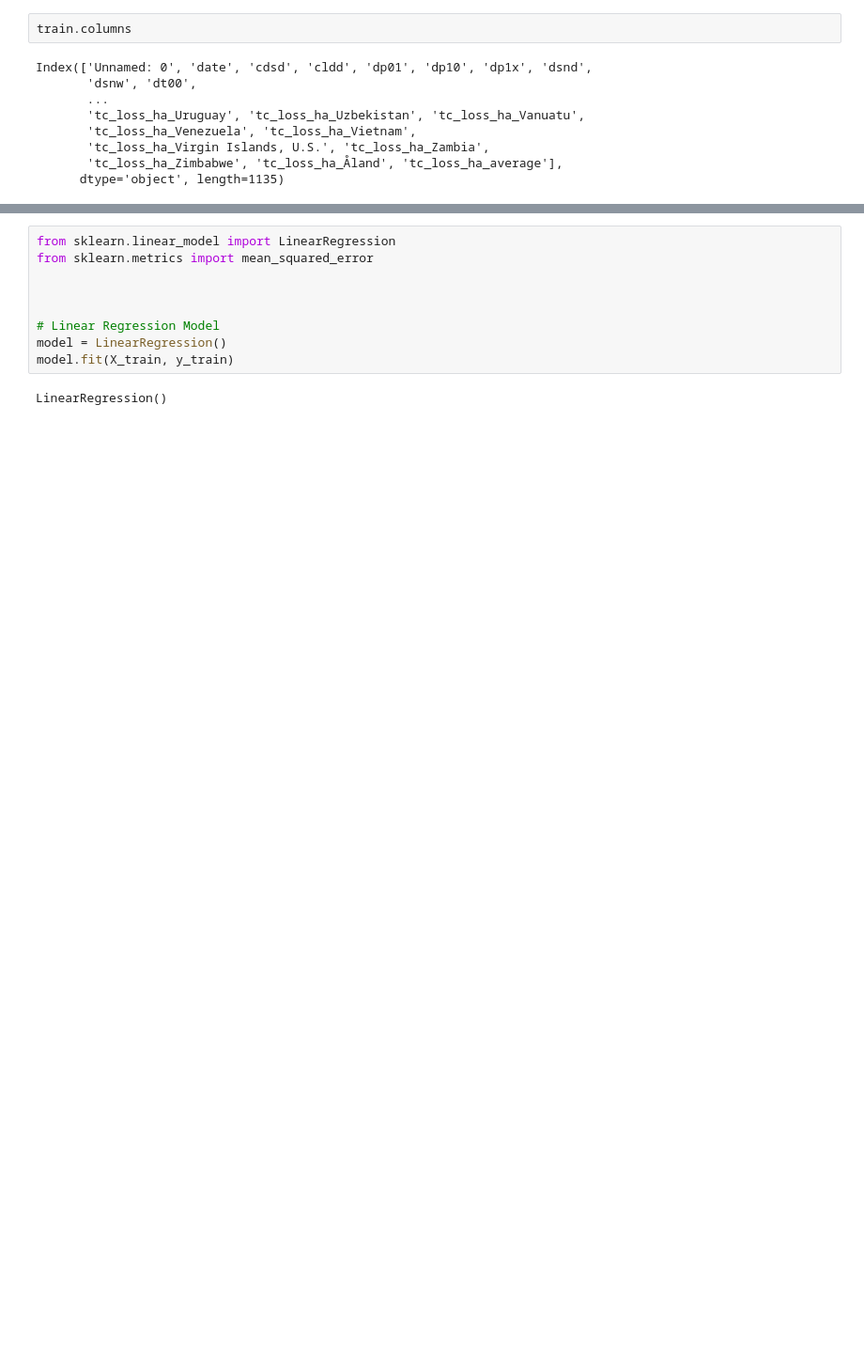
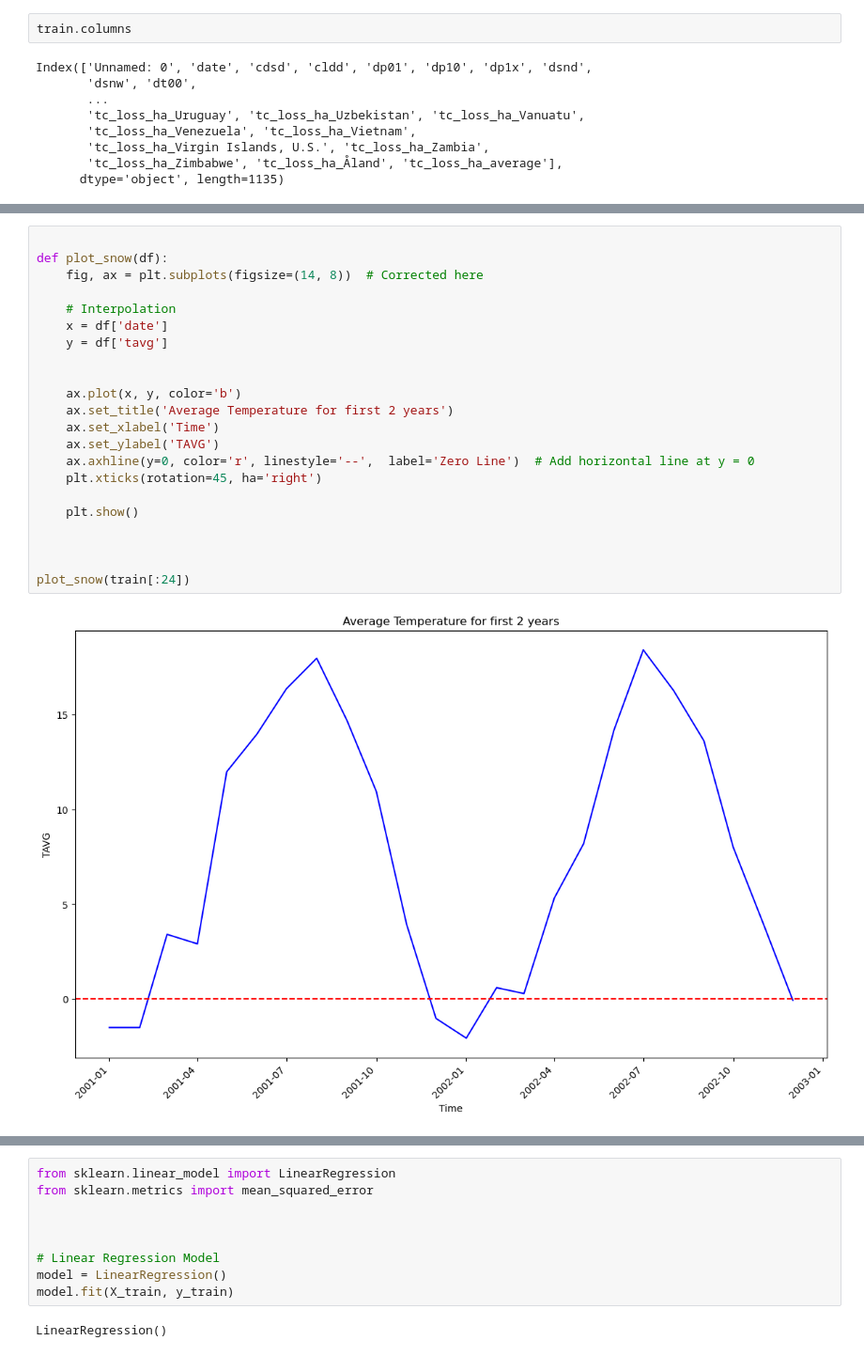
Before and after one commit to sidmanu/MIDS-W207-DeforestationAndClimate, a Jupyter notebook: notebooks/model.ipynb, the cells around one changed output, grey strips where cells are left out. Shown at 94% size. Drawn from its saved outputs; the diff is of its cells as text; blank space fills up the shorter version.

```diff
--- a/notebooks/model.ipynb
+++ b/notebooks/model.ipynb
@@ -139,3 +162,27 @@ def add_sin_cos_transformations_to_month(data):
 add_sin_cos_transformations_to_month(train)
 add_sin_cos_transformations_to_month(test)
 add_sin_cos_transformations_to_month(val)
+# %%
+
+def plot_snow(df):
+    fig, ax = plt.subplots(figsize=(14, 8))  # Corrected here
+
+    # Interpolation
+    x = df['date']
+    y = df['tavg']
+
+
+    ax.plot(x, y, color='b')
+    ax.set_title('Average Temperature for first 2 years')
+    ax.set_xlabel('Time')
+    ax.set_ylabel('TAVG')
+    ax.axhline(y=0, color='r', linestyle='--',  label='Zero Line')  # Add horizontal line at y = 0
+    plt.xticks(rotation=45, ha='right')
+
+    plt.show()
+
+
+
+plot_snow(train[:24])
+# %% [output]
+[figure, added]
```
Also changed, not shown: parts of 41 cells of this notebook.
